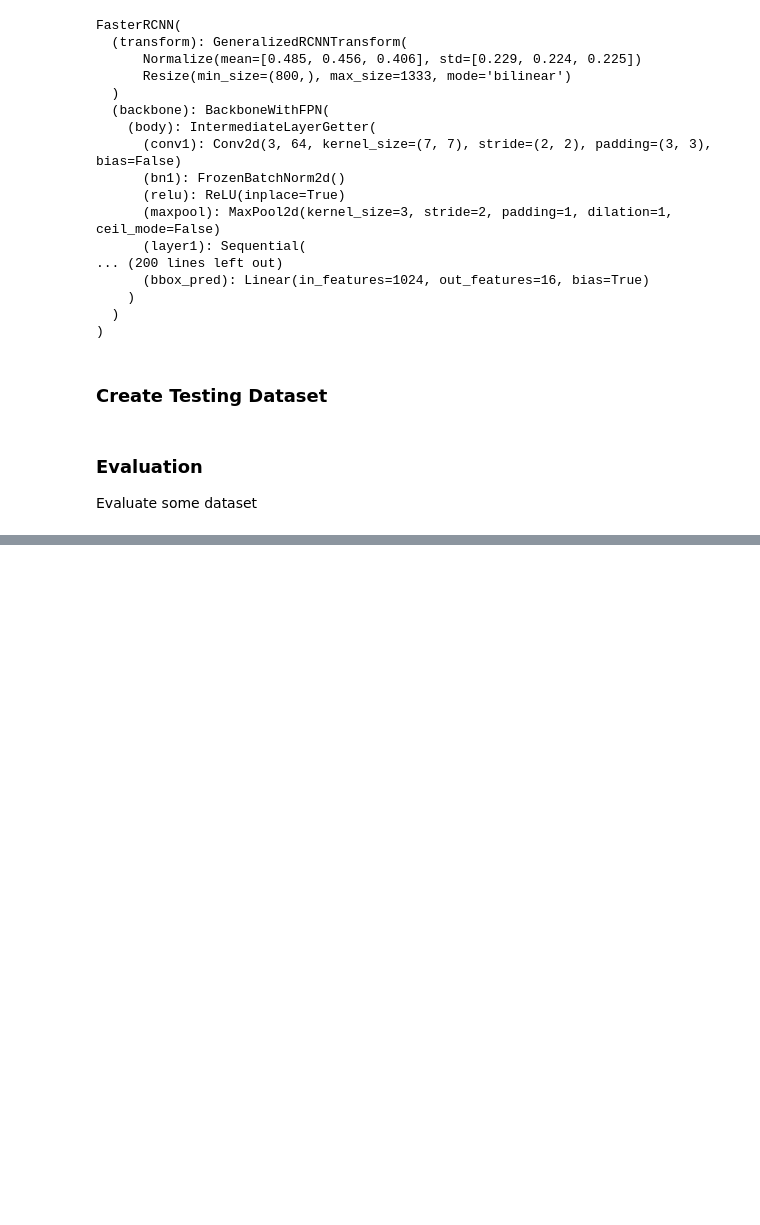
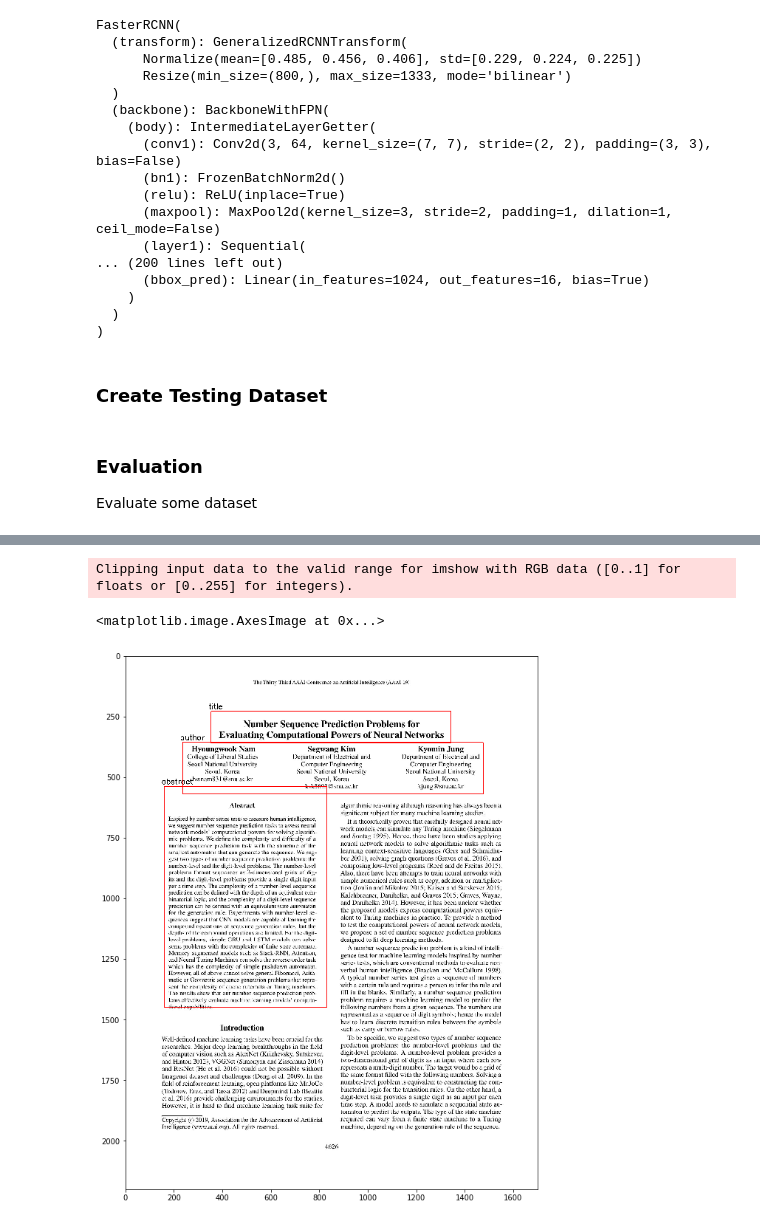
Before and after one commit to sbseo/research_paper_segmentation, a Jupyter notebook: evaluation.ipynb, the cells around one changed output, grey strips where cells are left out. Cells and saved outputs as stored; diff of their text form; code cells hidden in the pictures; blank space fills up the shorter version.

```diff
--- a/evaluation.ipynb
+++ b/evaluation.ipynb
@@ -104,6 +104,9 @@ test_data_loader = DataLoader(
 ### Evaluation
 
 Evaluate some dataset
+# %%
+label_dict = {1:'title', 2:'author', 3:'abstract'}
+result = list()
 # %%
 for i, (images, _) in enumerate(test_data_loader):
     images = list(image.to(device) for image in images)
@@ -115,7 +118,6 @@ for i, (images, _) in enumerate(test_data_loader):
     scores = outputs[idx]['scores'].data.cpu().numpy()
     labels = outputs[idx]['labels'].data.cpu().numpy()
 
-    plt.figure(figsize=(10,10))
     path = list()
     for lbl, _, box in sorted(list(zip(labels, scores, boxes)), key=lambda x: x[1], reverse=True):
 
@@ -124,14 +126,11 @@ for i, (images, _) in enumerate(test_data_loader):
             x_max, y_max = box[2], box[3]
 
             cv2.rectangle(sample, (x_min, y_min), (x_max, y_max), (220,0,0),2)
+            cv2.putText(sample, label_dict[lbl], (int(x_min-10), int(y_min-10)), cv2.FONT_HERSHEY_SIMPLEX, 1, (0,0,0), 2, cv2.LINE_AA)
 
             path.append(lbl)
 
-    plt.imshow(sample)
-
-    # Run test cases
-    if i==10:
-        break
+    result.append(sample)
 # %% [output]
 Consider using one of the following signatures instead:
         nonzero(Tensor input, *, bool as_tuple)
@@ -145,0 +137,7 @@ Clipping input data to the valid range for imshow with RGB data ([0..1] for floa
+# %%
+plt.figure(figsize=(10,15))
+plt.imshow(result[0])
+# %% [output]
+Clipping input data to the valid range for imshow with RGB data ([0..1] for floats or [0..255] for integers).
+<matplotlib.image.AxesImage at 0x...>
+[figure, added]
```
Also changed, not shown: parts of 5 cells of this notebook, 4 other files.
